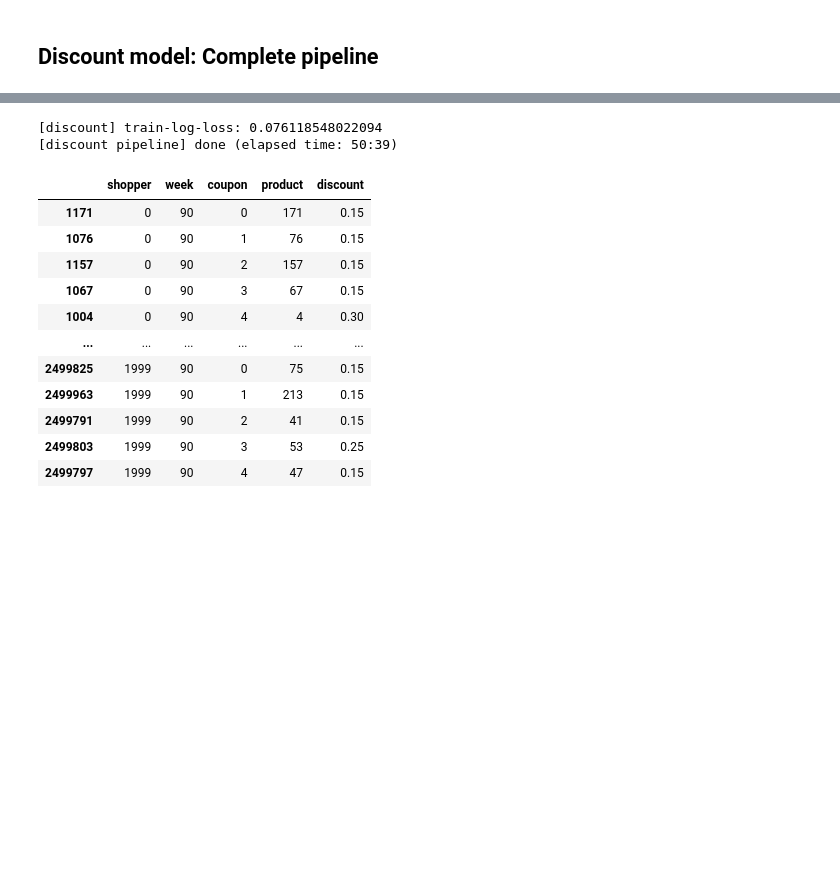
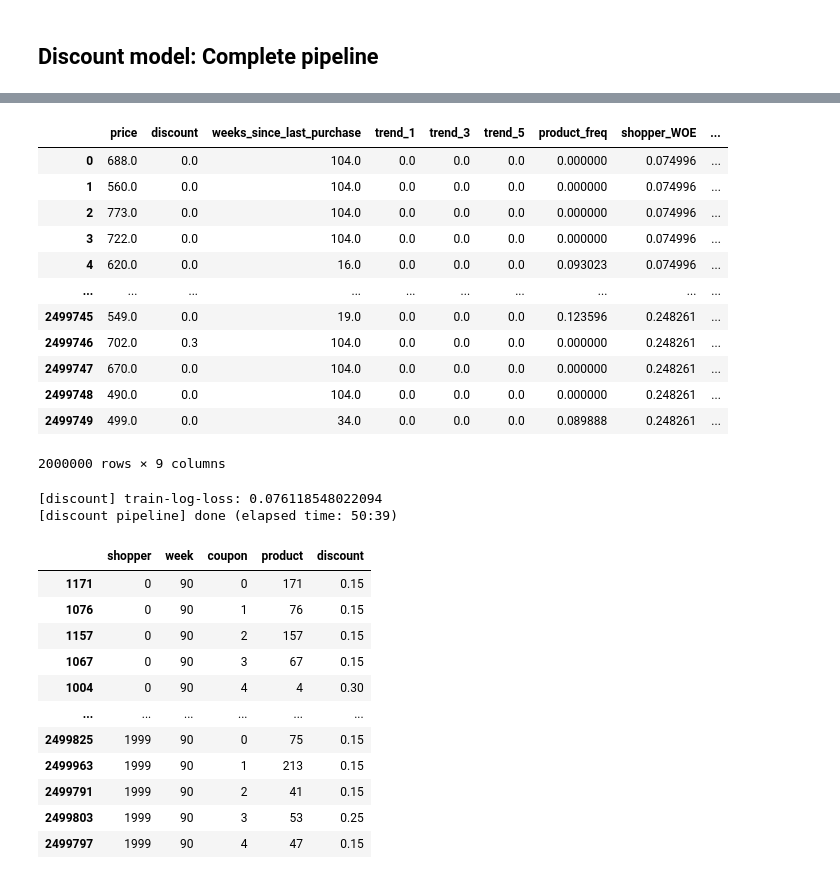
Before and after one commit to leonhagel/mlim-g2, a Jupyter notebook: code/discount-model_20210226_complete-pipeline_no-intermediary-results.ipynb, the cells around one changed output, grey strips where cells are left out. Cells and saved outputs as stored; diff of their text form; code cells hidden in the pictures; blank space fills up the shorter version.

```diff
--- a/code/discount-model_20210226_complete-pipeline_no-intermediary-results.ipynb
+++ b/code/discount-model_20210226_complete-pipeline_no-intermediary-results.ipynb
@@ -59,2 +73,18 @@ my_model = Model(output)
 
 X_train, y_train, X_test, y_test = my_model.train_test_split()
+# %%
+X_train
+# %% [output]
+|  | price | discount | weeks_since_last_purchase | trend_1 | trend_3 | trend_5 | product_freq | shopper_WOE | ... |
+| 0 | 688.0 | 0.0 | 104.0 | 0.0 | 0.0 | 0.0 | 0.000000 | 0.074996 | ... |
+| 1 | 560.0 | 0.0 | 104.0 | 0.0 | 0.0 | 0.0 | 0.000000 | 0.074996 | ... |
+| 2 | 773.0 | 0.0 | 104.0 | 0.0 | 0.0 | 0.0 | 0.000000 | 0.074996 | ... |
+| 3 | 722.0 | 0.0 | 104.0 | 0.0 | 0.0 | 0.0 | 0.000000 | 0.074996 | ... |
+| 4 | 620.0 | 0.0 | 16.0 | 0.0 | 0.0 | 0.0 | 0.093023 | 0.074996 | ... |
+| ... | ... | ... | ... | ... | ... | ... | ... | ... | ... |
+| 2499745 | 549.0 | 0.0 | 19.0 | 0.0 | 0.0 | 0.0 | 0.123596 | 0.248261 | ... |
+| 2499746 | 702.0 | 0.3 | 104.0 | 0.0 | 0.0 | 0.0 | 0.000000 | 0.248261 | ... |
+| 2499747 | 670.0 | 0.0 | 104.0 | 0.0 | 0.0 | 0.0 | 0.000000 | 0.248261 | ... |
+| 2499748 | 490.0 | 0.0 | 104.0 | 0.0 | 0.0 | 0.0 | 0.000000 | 0.248261 | ... |
+| 2499749 | 499.0 | 0.0 | 34.0 | 0.0 | 0.0 | 0.0 | 0.089888 | 0.248261 | ... |
+2000000 rows × 9 columns
```
Also changed, not shown: parts of 11 cells of this notebook, 5 other files.
